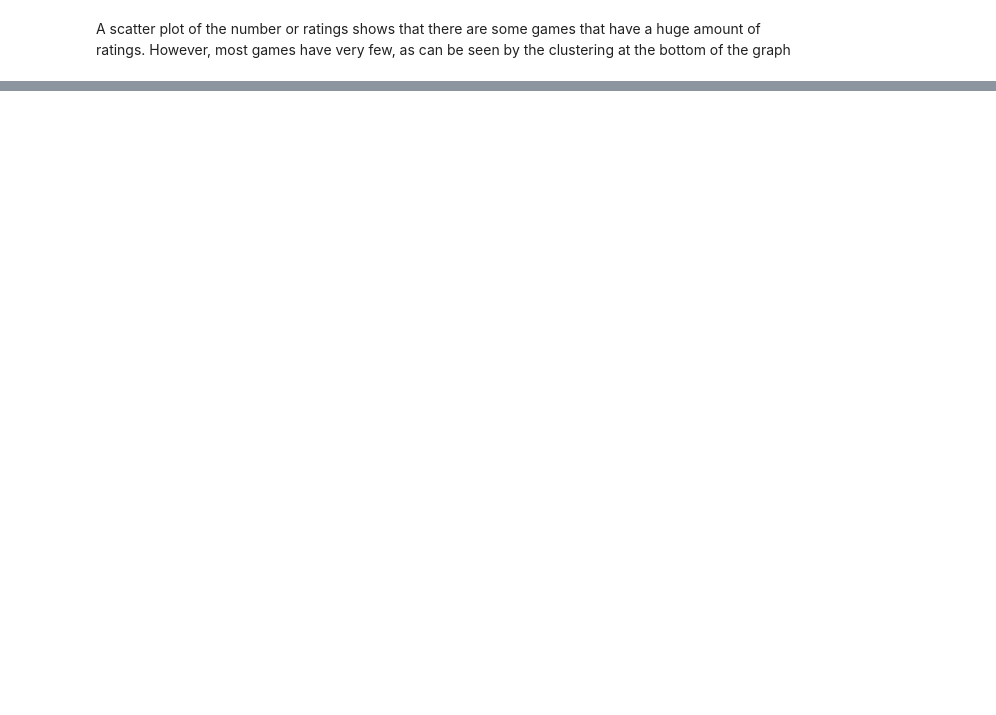
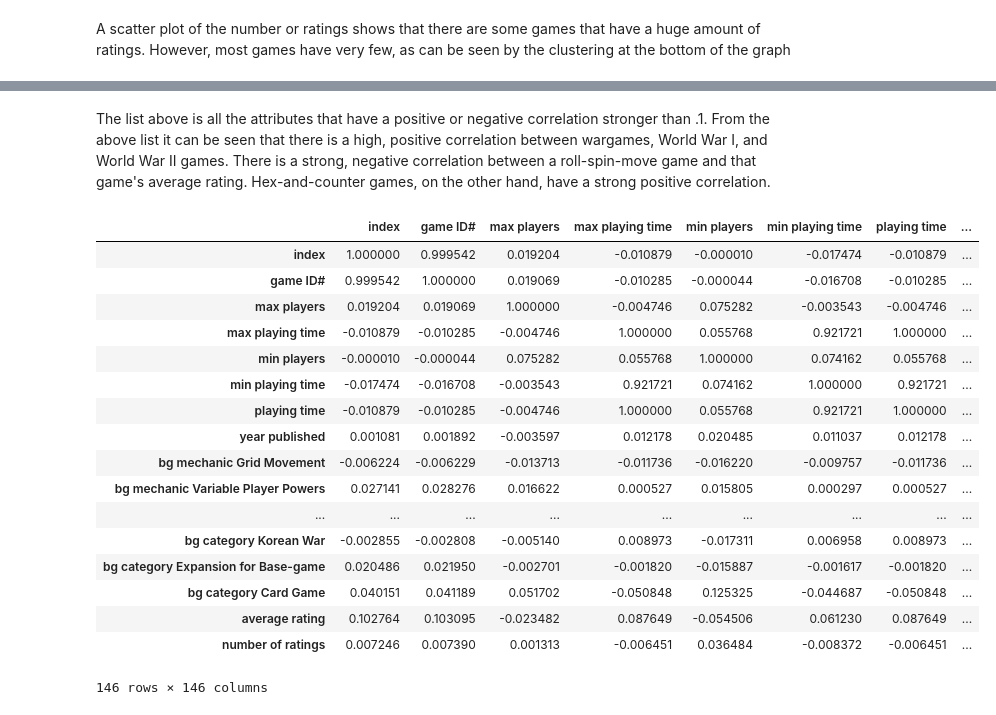
Before and after one commit to cisco3775/Board-Game-Geeks-Recommender-System, a Jupyter notebook: BoardGameGeek Recommender System.ipynb, the cells around one changed output, grey strips where cells are left out. Cells and saved outputs as stored; diff of their text form; code cells hidden in the pictures; blank space fills up the shorter version.

```diff
--- a/BoardGameGeek Recommender System.ipynb
+++ b/BoardGameGeek Recommender System.ipynb
@@ -459,4 +439,4 @@ board_game_df_NumRatings_2 = board_game_df_NumRatings_2.reset_index()
 # %%
 # Dropping column with the user/rating dictionary
-board_game_df_NumRatings_2 = board_game_df_NumRatings_2.drop(['ratings'], axis=1)
+board_game_df_NumRatings_30_adj = board_game_df_NumRatings_30.drop(['ratings'], axis=1)
 # %%
@@ -605,0 +605,23 @@ Correlation between a boardgame's average rating and bg category Trivia = -0.143
+# %% [markdown]
+The list above is all the attributes that have a positive or negative correlation stronger than .1. From the above list it can be seen that there is a high, positive correlation between wargames, World War I, and World War II games. There is a strong, negative correlation between a roll-spin-move game and that game's average rating. Hex-and-counter games, on the other hand, have a strong positive correlation.
+# %%
+board_game_df_NumRatings_30_adj.corr(method ='pearson')
+# %% [output]
+|  | index | game ID# | max players | max playing time | min players | min playing time | playing time | ... |
+| index | 1.000000 | 0.999542 | 0.019204 | -0.010879 | -0.000010 | -0.017474 | -0.010879 | ... |
+| game ID# | 0.999542 | 1.000000 | 0.019069 | -0.010285 | -0.000044 | -0.016708 | -0.010285 | ... |
+| max players | 0.019204 | 0.019069 | 1.000000 | -0.004746 | 0.075282 | -0.003543 | -0.004746 | ... |
+| max playing time | -0.010879 | -0.010285 | -0.004746 | 1.000000 | 0.055768 | 0.921721 | 1.000000 | ... |
+| min players | -0.000010 | -0.000044 | 0.075282 | 0.055768 | 1.000000 | 0.074162 | 0.055768 | ... |
+| min playing time | -0.017474 | -0.016708 | -0.003543 | 0.921721 | 0.074162 | 1.000000 | 0.921721 | ... |
+| playing time | -0.010879 | -0.010285 | -0.004746 | 1.000000 | 0.055768 | 0.921721 | 1.000000 | ... |
+| year published | 0.001081 | 0.001892 | -0.003597 | 0.012178 | 0.020485 | 0.011037 | 0.012178 | ... |
+| bg mechanic Grid Movement | -0.006224 | -0.006229 | -0.013713 | -0.011736 | -0.016220 | -0.009757 | -0.011736 | ... |
+| bg mechanic Variable Player Powers | 0.027141 | 0.028276 | 0.016622 | 0.000527 | 0.015805 | 0.000297 | 0.000527 | ... |
+| ... | ... | ... | ... | ... | ... | ... | ... | ... |
+| bg category Korean War | -0.002855 | -0.002808 | -0.005140 | 0.008973 | -0.017311 | 0.006958 | 0.008973 | ... |
+| bg category Expansion for Base-game | 0.020486 | 0.021950 | -0.002701 | -0.001820 | -0.015887 | -0.001617 | -0.001820 | ... |
+| bg category Card Game | 0.040151 | 0.041189 | 0.051702 | -0.050848 | 0.125325 | -0.044687 | -0.050848 | ... |
+| average rating | 0.102764 | 0.103095 | -0.023482 | 0.087649 | -0.054506 | 0.061230 | 0.087649 | ... |
+| number of ratings | 0.007246 | 0.007390 | 0.001313 | -0.006451 | 0.036484 | -0.008372 | -0.006451 | ... |
+146 rows × 146 columns
```
Also changed, not shown: parts of 22 cells of this notebook.
